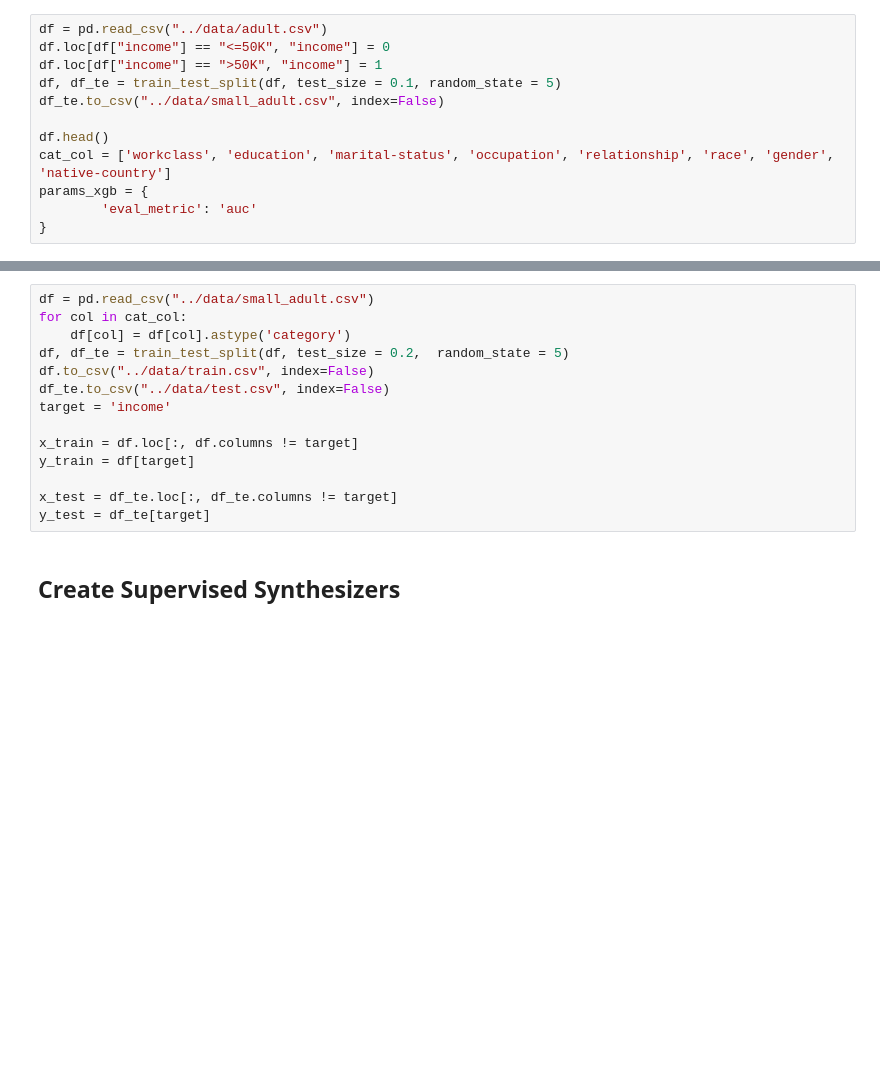
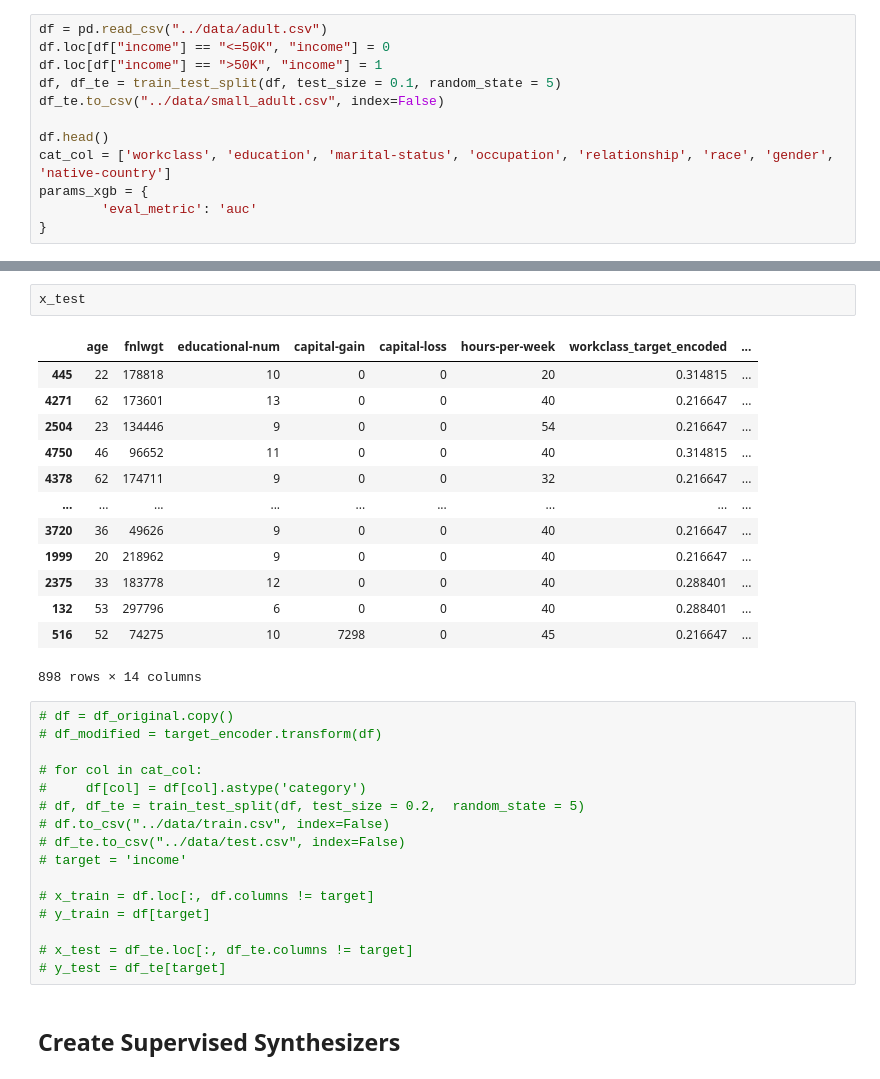
Before and after one commit to shinnasa/SC-GOAT, a Jupyter notebook: code/SupervisedSynthesizer.ipynb, the cells around one changed output, grey strips where cells are left out. Cells and saved outputs as stored; diff of their text form; blank space fills up the shorter version.

```diff
--- a/code/SupervisedSynthesizer.ipynb
+++ b/code/SupervisedSynthesizer.ipynb
@@ -30,17 +73,35 @@ params_xgb = {
+# %%
+x_test
+# %% [output]
+|  | age | fnlwgt | educational-num | capital-gain | capital-loss | hours-per-week | workclass_target_encoded | ... |
+| 445 | 22 | 178818 | 10 | 0 | 0 | 20 | 0.314815 | ... |
+| 4271 | 62 | 173601 | 13 | 0 | 0 | 40 | 0.216647 | ... |
+| 2504 | 23 | 134446 | 9 | 0 | 0 | 54 | 0.216647 | ... |
+| 4750 | 46 | 96652 | 11 | 0 | 0 | 40 | 0.314815 | ... |
+| 4378 | 62 | 174711 | 9 | 0 | 0 | 32 | 0.216647 | ... |
+| ... | ... | ... | ... | ... | ... | ... | ... | ... |
+| 3720 | 36 | 49626 | 9 | 0 | 0 | 40 | 0.216647 | ... |
+| 1999 | 20 | 218962 | 9 | 0 | 0 | 40 | 0.216647 | ... |
+| 2375 | 33 | 183778 | 12 | 0 | 0 | 40 | 0.288401 | ... |
+| 132 | 53 | 297796 | 6 | 0 | 0 | 40 | 0.288401 | ... |
+| 516 | 52 | 74275 | 10 | 7298 | 0 | 45 | 0.216647 | ... |
+898 rows × 14 columns
 # %%
-df = pd.read_csv("../data/small_adult.csv")
-for col in cat_col:
-    df[col] = df[col].astype('category')
-df, df_te = train_test_split(df, test_size = 0.2,  random_state = 5)
-df.to_csv("../data/train.csv", index=False)
-df_te.to_csv("../data/test.csv", index=False)
-target = 'income'
+# df = df_original.copy()
+# df_modified = target_encoder.transform(df)
 
-x_train = df.loc[:, df.columns != target]
-y_train = df[target]
+# for col in cat_col:
+#     df[col] = df[col].astype('category')
+# df, df_te = train_test_split(df, test_size = 0.2,  random_state = 5)
+# df.to_csv("../data/train.csv", index=False)
+# df_te.to_csv("../data/test.csv", index=False)
+# target = 'income'
 
-x_test = df_te.loc[:, df_te.columns != target]
-y_test = df_te[target]
+# x_train = df.loc[:, df.columns != target]
+# y_train = df[target]
+
+# x_test = df_te.loc[:, df_te.columns != target]
+# y_test = df_te[target]
 # %% [markdown]
 ## Create Supervised Synthesizers
 # %%
```
Also changed, not shown: parts of 12 cells of this notebook, 5 other files.
